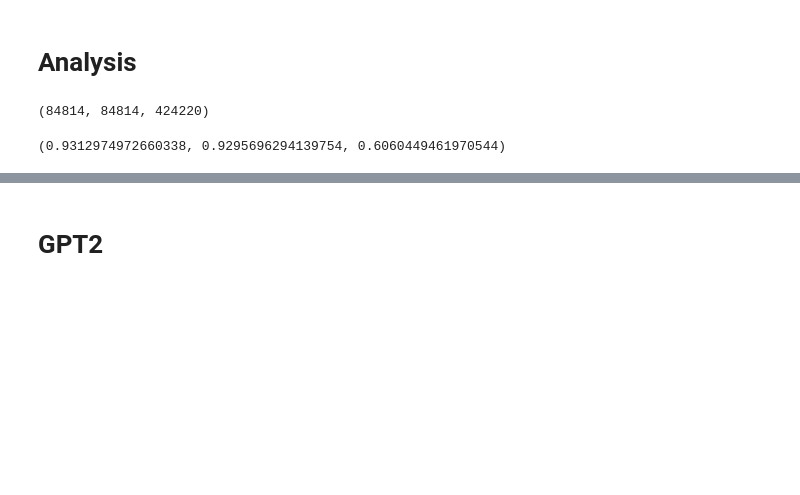
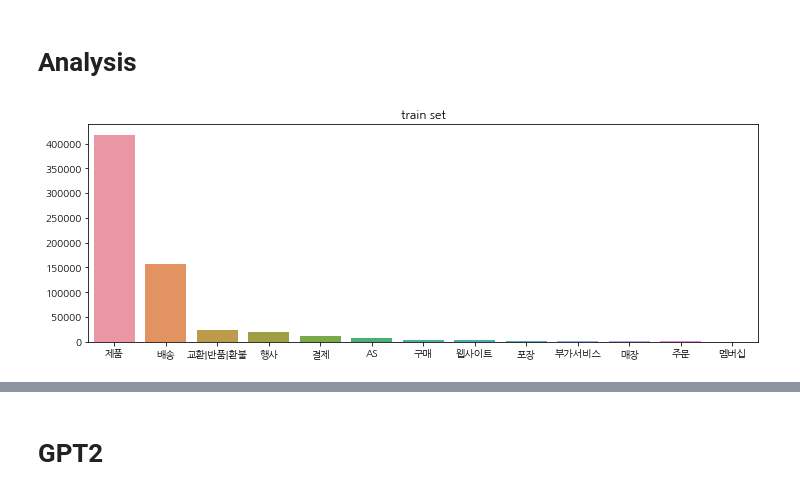
Before and after one commit to uoo723/BigStar-RnD-DA, a Jupyter notebook: notebooks/dev2.ipynb, the cells around one changed output, grey strips where cells are left out. Cells and saved outputs as stored; diff of their text form; code cells hidden in the pictures; blank space fills up the shorter version.

```diff
--- a/notebooks/dev2.ipynb
+++ b/notebooks/dev2.ipynb
@@ -110,16 +112,16 @@ def predict(run_id, **dataset_kwargs):
 
     model.to(device)
     model.eval()
-    probs = []
+    logits = []
 
     for batch_x, batch_y in tqdm(test_dataloader):
         batch_x = {k: v.to(device) for k, v in batch_x.items()}
         with torch.no_grad(), torch.cuda.amp.autocast():
             outputs = model(batch_x)
-        probs.append(outputs.cpu())
+        logits.append(outputs.cpu())
 
-    probs = np.concatenate(probs)
-    predictions = probs.argmax(axis=-1)
+    logits = np.concatenate(logits)
+    predictions = logits.argmax(axis=-1)
 
     gt = le.transform(test_dataset.y)
     f1_micro = f1_score(gt, predictions, average="micro")
@@ -172,13 +174,15 @@ def predict(run_id, **dataset_kwargs):
         "f1": f1,
         "gt": gt,
         "predictions": predictions,
-        "probs": probs,
+        "logits": logits,
     }
 
 
-def plot_label_distribution(df, key="인텐트", columns=None):
+def plot_label_distribution(df, key="인텐트", columns=None, figsize=(12, 4), **kwargs):
     value_counts = df[key].value_counts()
     if columns is not None:
         value_counts = value_counts.loc[columns]
-    plt.figure(figsize=(16, 8))
-    sns.barplot(x=value_counts.index, y=value_counts.to_numpy())
+    plt.figure(figsize=figsize)
+    ax = plt.gca()
+    ax.set(**kwargs)
+    sns.barplot(x=value_counts.index, y=value_counts.to_numpy(), ax=ax)
@@ -185,3 +191,9 @@ def plot_label_distribution(df, key="인텐트", columns=None):
+# %%
+train_df = LotteQADataset().df
+val_df = LotteQADataset(mode="val").df
+test_df = LotteQADataset(mode="test").df
+le = get_label_encoder("cache/label_encoder.joblib")
+mlb = get_label_encoder("cache/label_encoder_mlb.joblib", is_multilabel=True)
 # %% [markdown]
 # Analysis
 # %%
@@ -189,11 +201,7 @@ results = joblib.load("outputs/pred.joblib")
 results1 = results[0]  # Baseline prediction (test set)
 results2 = results[1]  # Prediction trained with augmented train+back.v9 (test set)
 results3 = results[2]  # Prediction trained with original (back.v1)
-# %%
-len(results1['gt']), len(results2['gt']), len(results3['gt'])
-# %% [output]
-(84814, 84814, 424220)
-# %%
-results1['f1_weighted'], results2['f1_weighted'], results3['f1_weighted']
-# %% [output]
-(0.9312974972660338, 0.9295696294139754, 0.6060449461970544)
+# %%
+plot_label_distribution(train_df, title="train set")
+# %% [output]
+[figure, added]
```
Also changed, not shown: parts of 12 cells of this notebook, 4 other files.
